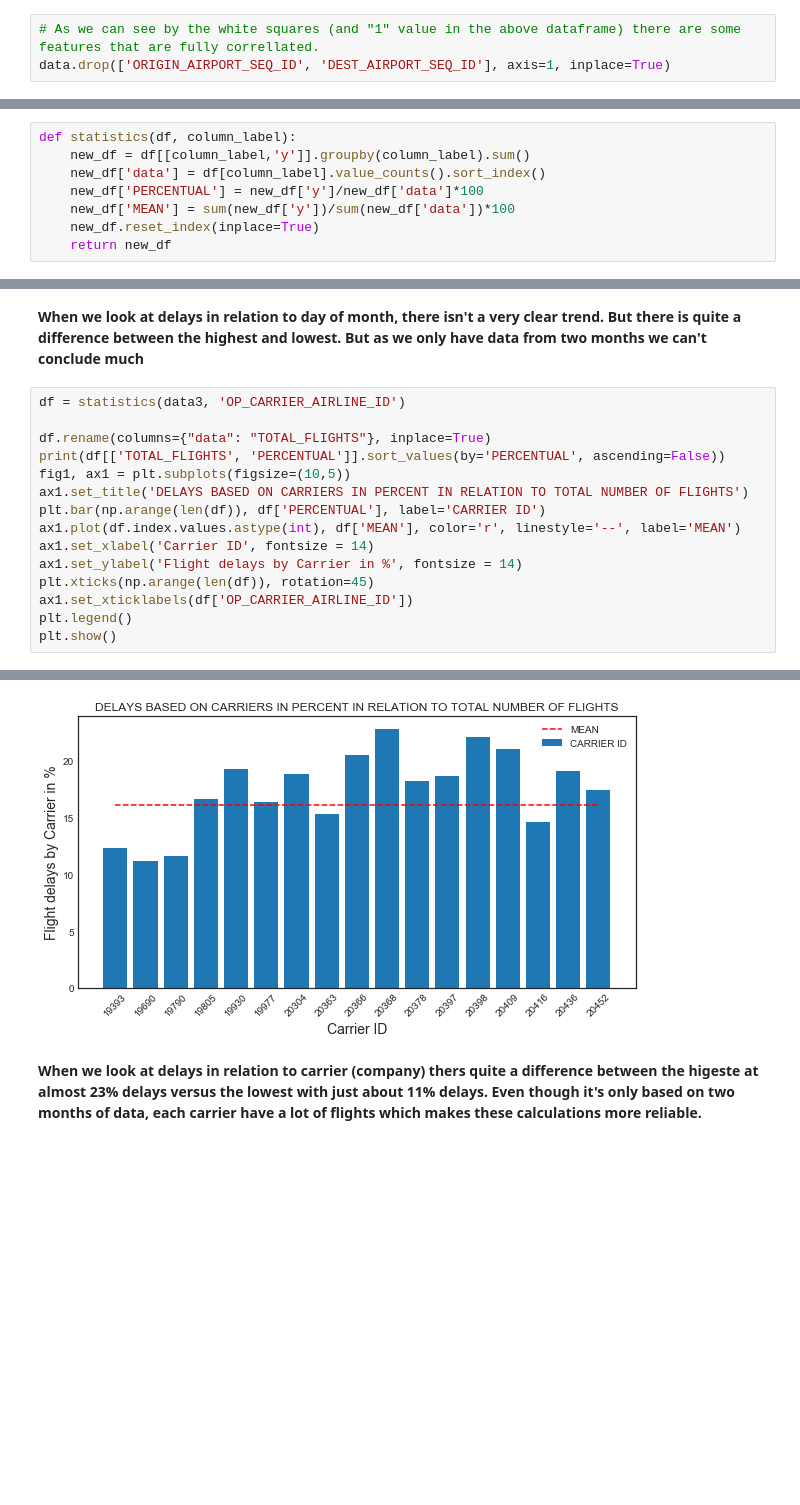
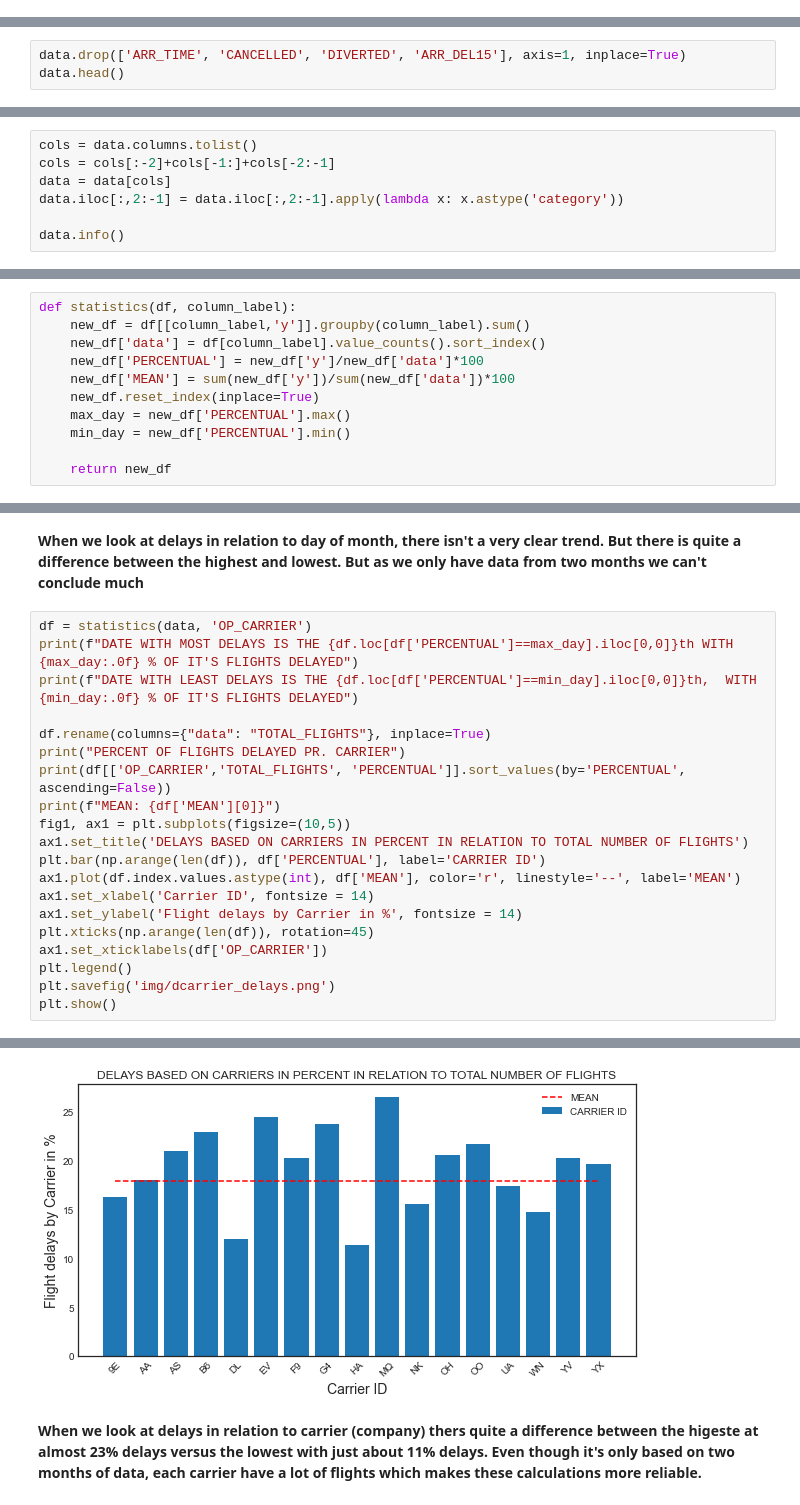
Before and after one commit to MichaelSoegaard/Flight_delay, a Jupyter notebook: Flight_delays.ipynb, the cells around one changed output, grey strips where cells are left out. Saved outputs shown, nothing was run; the diff lists cells and outputs as text; blank space fills up the shorter version.

Commit message:
Adding text/info

```diff
--- a/Flight_delays.ipynb
+++ b/Flight_delays.ipynb
@@ -136,3 +141,0 @@ plt.show()
-# %%
-# As we can see by the white squares (and "1" value in the above dataframe) there are some features that are fully correllated.
-data.drop(['ORIGIN_AIRPORT_SEQ_ID', 'DEST_AIRPORT_SEQ_ID'], axis=1, inplace=True)
@@ -138,0 +144,3 @@ data.drop(['ORIGIN_AIRPORT_SEQ_ID', 'DEST_AIRPORT_SEQ_ID'], axis=1, inplace=True
+# %%
+data.drop(['ARR_TIME', 'CANCELLED', 'DIVERTED', 'ARR_DEL15'], axis=1, inplace=True)
+data.head()
@@ -174,0 +199,7 @@ See the caveats in the documentation: https://pandas.pydata.org/pandas-docs/stab
+# %%
+cols = data.columns.tolist()
+cols = cols[:-2]+cols[-1:]+cols[-2:-1]
+data = data[cols]
+data.iloc[:,2:-1] = data.iloc[:,2:-1].apply(lambda x: x.astype('category'))
+
+data.info()
@@ -214,5 +283,8 @@ def statistics(df, column_label):
     new_df['PERCENTUAL'] = new_df['y']/new_df['data']*100
     new_df['MEAN'] = sum(new_df['y'])/sum(new_df['data'])*100
     new_df.reset_index(inplace=True)
+    max_day = new_df['PERCENTUAL'].max()
+    min_day = new_df['PERCENTUAL'].min()
+
     return new_df
 # %%
@@ -231,10 +309,14 @@ plt.show()
 # %% [markdown]
 __When we look at delays in relation to day of month, there isn't a very clear trend. But there is quite a difference between the highest and lowest. But as we only have data from two months we can't conclude much__
 # %%
-df = statistics(data3, 'OP_CARRIER_AIRLINE_ID')
+df = statistics(data, 'OP_CARRIER')
+print(f"DATE WITH MOST DELAYS IS THE {df.loc[df['PERCENTUAL']==max_day].iloc[0,0]}th WITH {max_day:.0f} % OF IT'S FLIGHTS DELAYED")
+print(f"DATE WITH LEAST DELAYS IS THE {df.loc[df['PERCENTUAL']==min_day].iloc[0,0]}th,  WITH {min_day:.0f} % OF IT'S FLIGHTS DELAYED")
 
 df.rename(columns={"data": "TOTAL_FLIGHTS"}, inplace=True)
-print(df[['TOTAL_FLIGHTS', 'PERCENTUAL']].sort_values(by='PERCENTUAL', ascending=False))
+print("PERCENT OF FLIGHTS DELAYED PR. CARRIER")
+print(df[['OP_CARRIER','TOTAL_FLIGHTS', 'PERCENTUAL']].sort_values(by='PERCENTUAL', ascending=False))
+print(f"MEAN: {df['MEAN'][0]}")
 fig1, ax1 = plt.subplots(figsize=(10,5))
 ax1.set_title('DELAYS BASED ON CARRIERS IN PERCENT IN RELATION TO TOTAL NUMBER OF FLIGHTS')
 plt.bar(np.arange(len(df)), df['PERCENTUAL'], label='CARRIER ID')
@@ -242,7 +324,8 @@ ax1.plot(df.index.values.astype(int), df['MEAN'], color='r', linestyle='--', lab
 ax1.set_xlabel('Carrier ID', fontsize = 14)
 ax1.set_ylabel('Flight delays by Carrier in %', fontsize = 14)
 plt.xticks(np.arange(len(df)), rotation=45)
-ax1.set_xticklabels(df['OP_CARRIER_AIRLINE_ID'])
+ax1.set_xticklabels(df['OP_CARRIER'])
 plt.legend()
+plt.savefig('img/dcarrier_delays.png')
 plt.show()
 # %% [output]
@@ -267,4 +349,4 @@ plt.show()
-[figure, old version]
+[figure, new version]
 # %% [markdown]
 __When we look at delays in relation to carrier (company) thers quite a difference between the higeste at almost 23% delays versus the lowest with just about 11% delays.
 Even though it's only based on two months of data, each carrier have a lot of flights which makes these calculations more reliable.__
```
Also changed, not shown: parts of 84 cells of this notebook.
